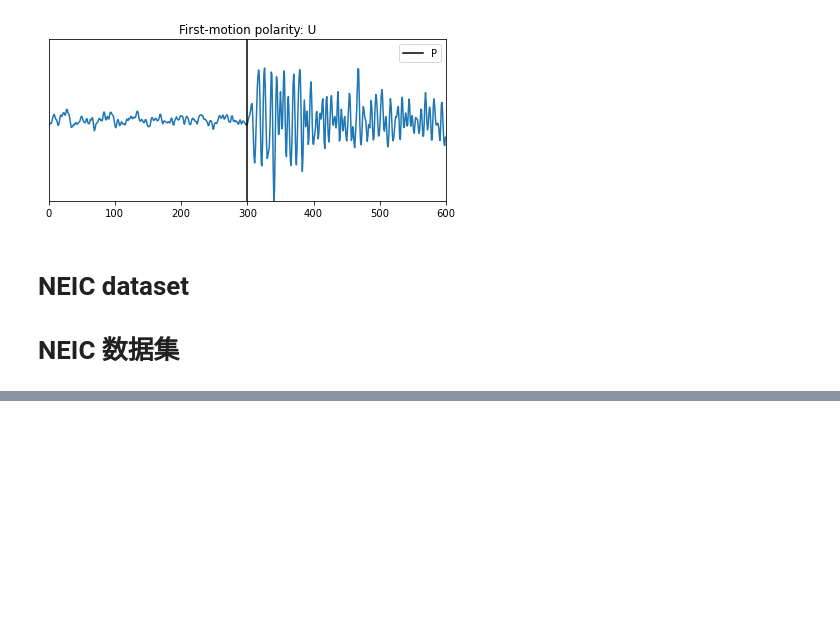
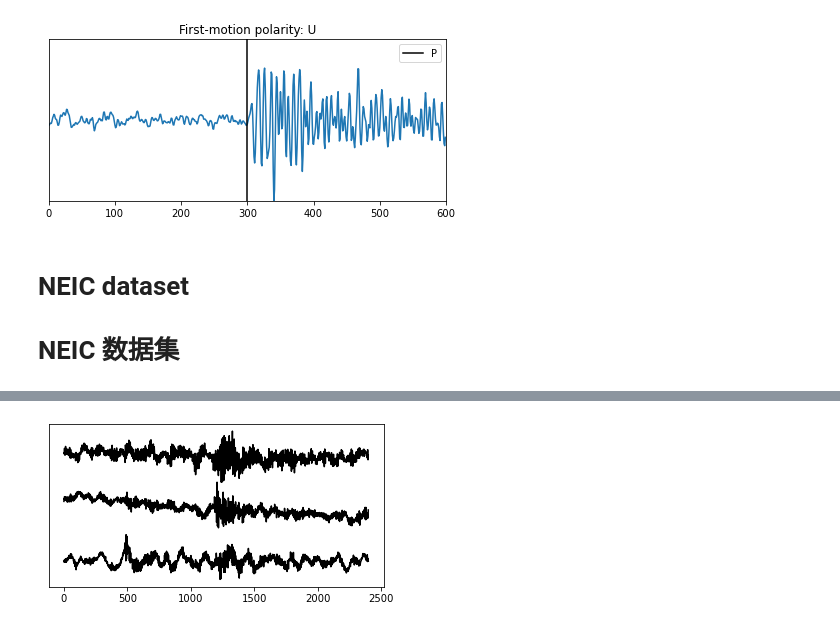
Before and after one commit to MrXiaoXiao/DiTingTools, a Jupyter notebook: examples/notebooks/01_visualize_common_datasets[To be cleaned and updated]/Inspect common datasets [浏览常用的数据集].ipynb, the cells around one changed output, grey strips where cells are left out. Cells and saved outputs as stored; diff of their text form; code cells hidden in the pictures; blank space fills up the shorter version.

```diff
--- a/examples/notebooks/01_visualize_common_datasets[To be cleaned and updated]/Inspect common datasets [浏览常用的数据集].ipynb
+++ b/examples/notebooks/01_visualize_common_datasets[To be cleaned and updated]/Inspect common datasets [浏览常用的数据集].ipynb
@@ -938,0 +965,13 @@ plt.close()
+# %%
+check_id = np.random.randint(low=0,high=NEIC_S_train.shape[0])
+plt.figure(figsize=(6,3))
+for chdx in range(3):
+    plot_data = NEIC_S_train[check_id,chdx,:].copy()
+    plot_data -= np.mean(plot_data)
+    plot_data /= np.max(np.abs(plot_data))
+    plt.plot(plot_data + chdx*2,color='k')
+plt.yticks([])
+plt.show()
+plt.close()
+# %% [output]
+[figure, added]
```
Also changed, not shown: parts of 6 cells of this notebook, 4 other files.
